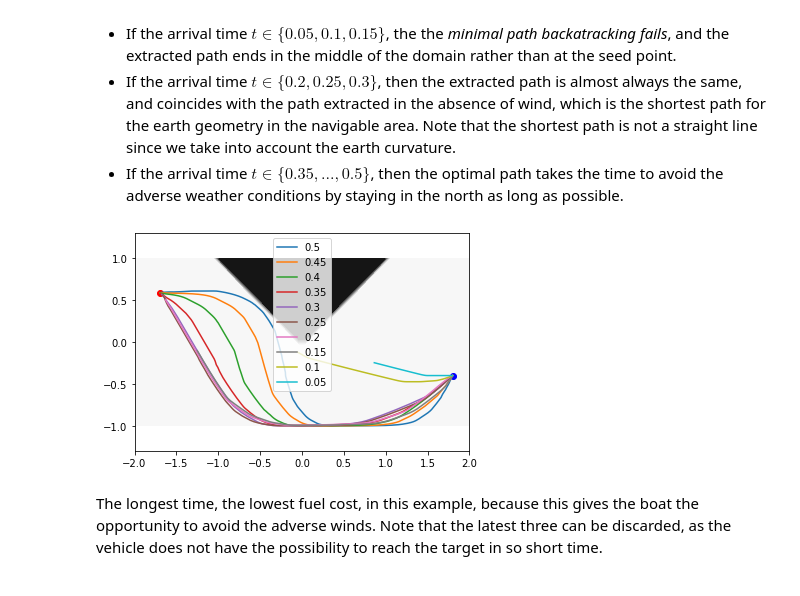
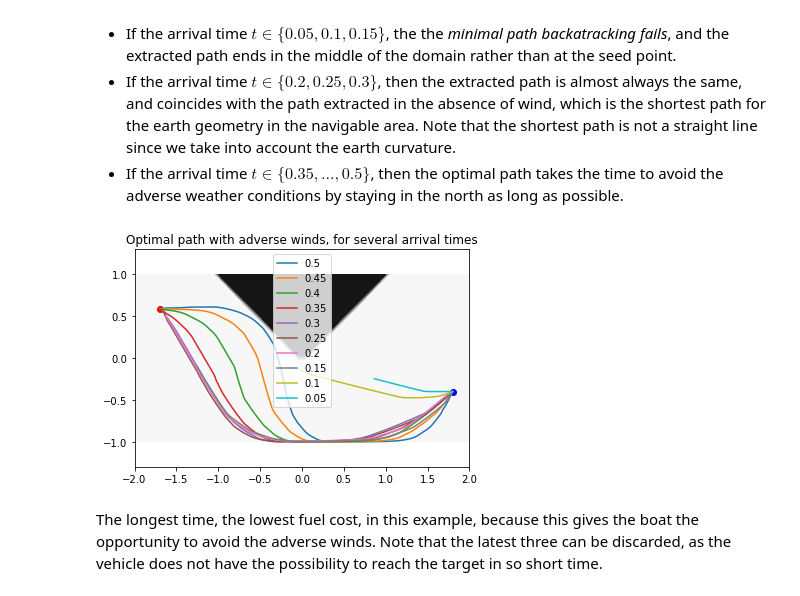
Before and after one commit to gbonnet1/AdaptiveGridDiscretizations, a Jupyter notebook: Notebooks_NonDiv/BoatRoutingGeneric_Time.ipynb, the cells around one changed output. Drawn from its saved outputs; the diff is of its cells as text; code cells hidden in the pictures.

```diff
--- a/Notebooks_NonDiv/BoatRoutingGeneric_Time.ipynb
+++ b/Notebooks_NonDiv/BoatRoutingGeneric_Time.ipynb
@@ -875,13 +875,14 @@ Note that the boat journey starts on the left, and ends in the right. The follow
 * If the arrival time $t \in \{0.35,...,0.5\}$, then the optimal path takes the time to avoid the adverse weather conditions by staying in the north as long as possible.
 # %%
 plt.axis('equal'); plt.contourf(*X,np.isnan(C_initial),cmap='Greys')
+plt.title("Optimal path with adverse winds, for several arrival times")
 for i,(geo,delay) in enumerate(zip(geodesics.T,t_delay)):
     plt.plot(*geo[:,delay:]) # Drop the first points according to delay
 plt.scatter(*geodesics[-1,:,0],color='red') # seed point (start of path)
 plt.scatter(*y0[:,0],color='blue') # tip point (end of path)
 plt.legend(np.round(t_range[-t_delay-1],decimals=2));
 # %% [output]
-[figure, old version]
+[figure, new version]
 # %% [markdown]
 The longest time, the lowest fuel cost, in this example, because this gives the boat the opportunity to avoid the adverse winds.
 Note that the latest three can be discarded, as the vehicle does not have the possibility to reach the target in so short time.
```
Also changed, not shown: parts of 9 cells of this notebook, 3 other files.
